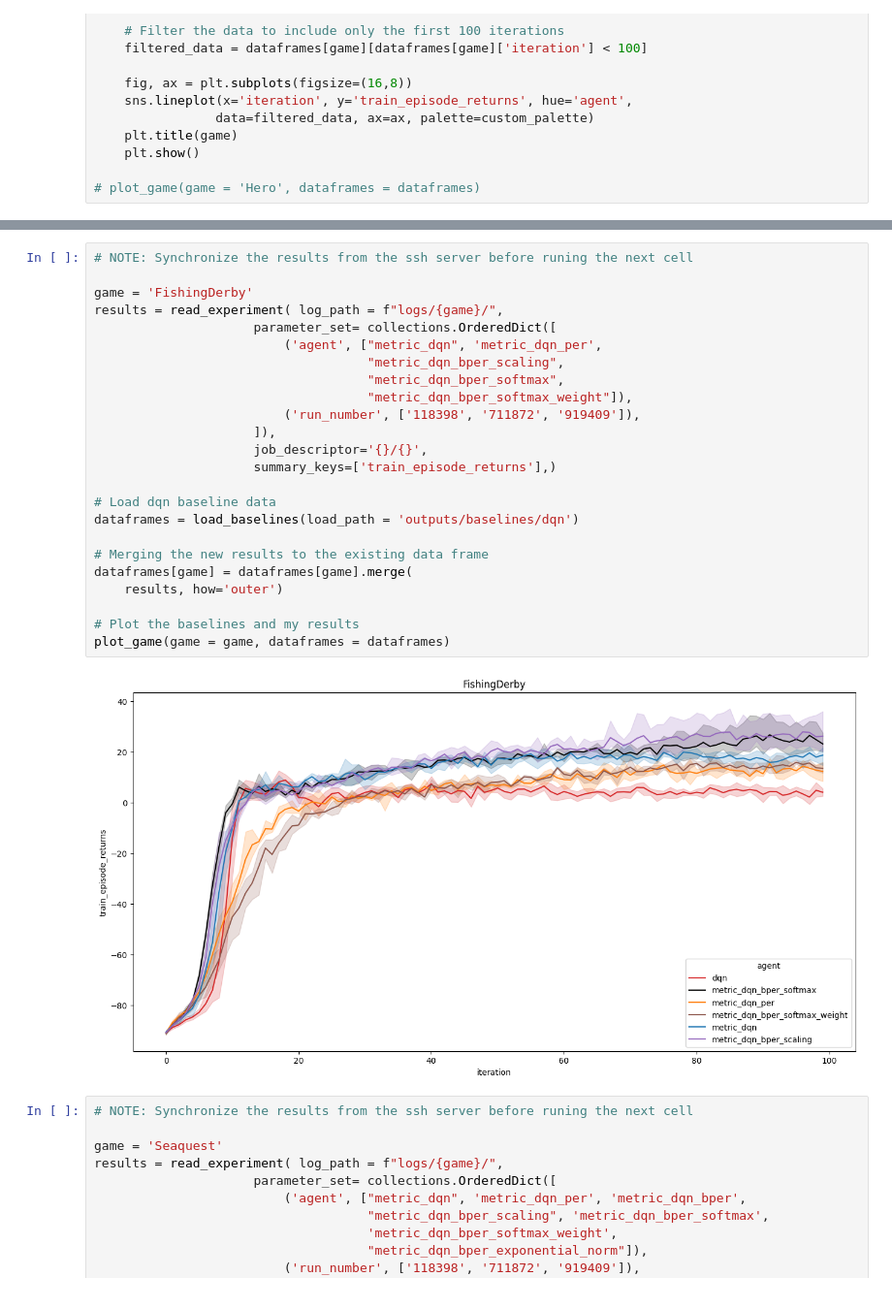
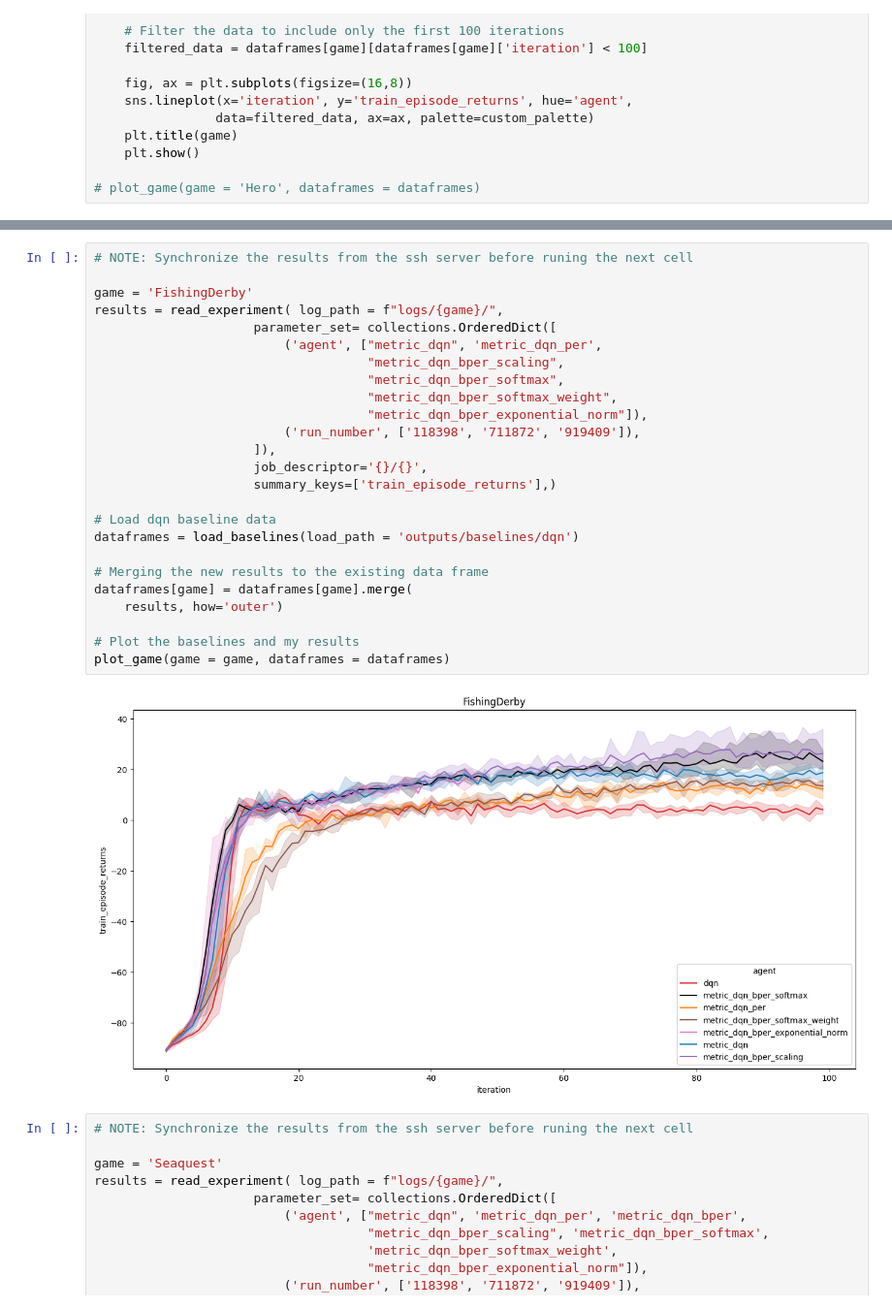
Before and after one commit to ZosoV/bisimulation-PER, a Jupyter notebook: jupyter_notebooks/load_statistics.ipynb, the cells around one changed output, grey strips where cells are left out. Shown at 97% size. Drawn from its saved outputs; the diff is of its cells as text.

```diff
--- a/jupyter_notebooks/load_statistics.ipynb
+++ b/jupyter_notebooks/load_statistics.ipynb
@@ -294,29 +294,30 @@ plot_game(game = game, dataframes = dataframes)
 # %%
 # NOTE: Synchronize the results from the ssh server before runing the next cell
 
 game = 'FishingDerby'
 results = read_experiment( log_path = f"logs/{game}/",
                      parameter_set= collections.OrderedDict([
                          ('agent', ["metric_dqn", 'metric_dqn_per',
                                     "metric_dqn_bper_scaling",
                                     "metric_dqn_bper_softmax",
-                                    "metric_dqn_bper_softmax_weight"]),
+                                    "metric_dqn_bper_softmax_weight",
+                                    "metric_dqn_bper_exponential_norm"]),
                          ('run_number', ['118398', '711872', '919409']),
                      ]),
                      job_descriptor='{}/{}',
                      summary_keys=['train_episode_returns'],)
 
 # Load dqn baseline data
 dataframes = load_baselines(load_path = 'outputs/baselines/dqn')
 
 # Merging the new results to the existing data frame
 dataframes[game] = dataframes[game].merge(
     results, how='outer')
 
 # Plot the baselines and my results
 plot_game(game = game, dataframes = dataframes)
 # %% [output]
-[figure, old version]
+[figure, new version]
 # %%
 # NOTE: Synchronize the results from the ssh server before runing the next cell
 
```
Also changed, not shown: parts of 3 cells of this notebook, 3 other files.
